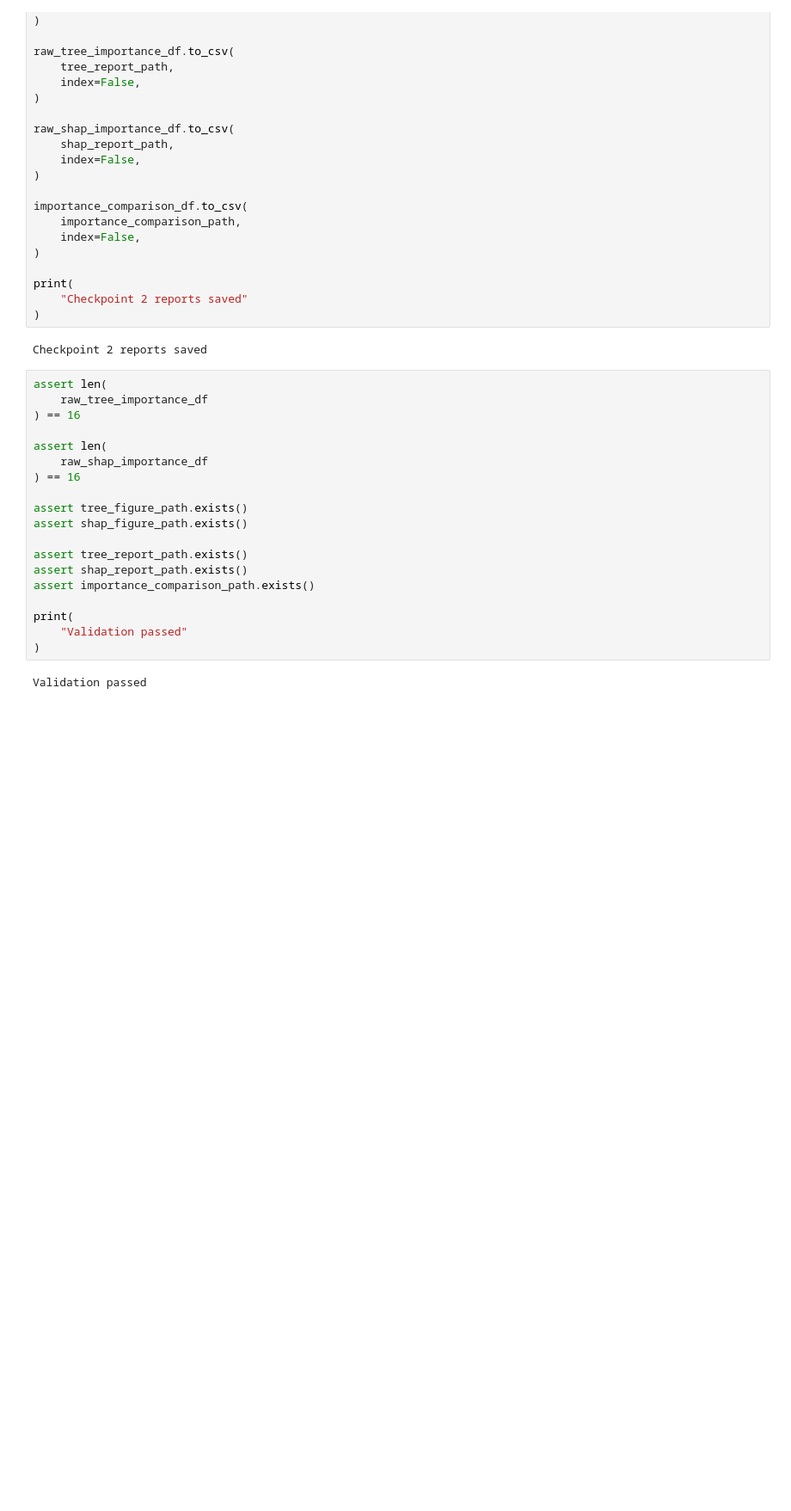
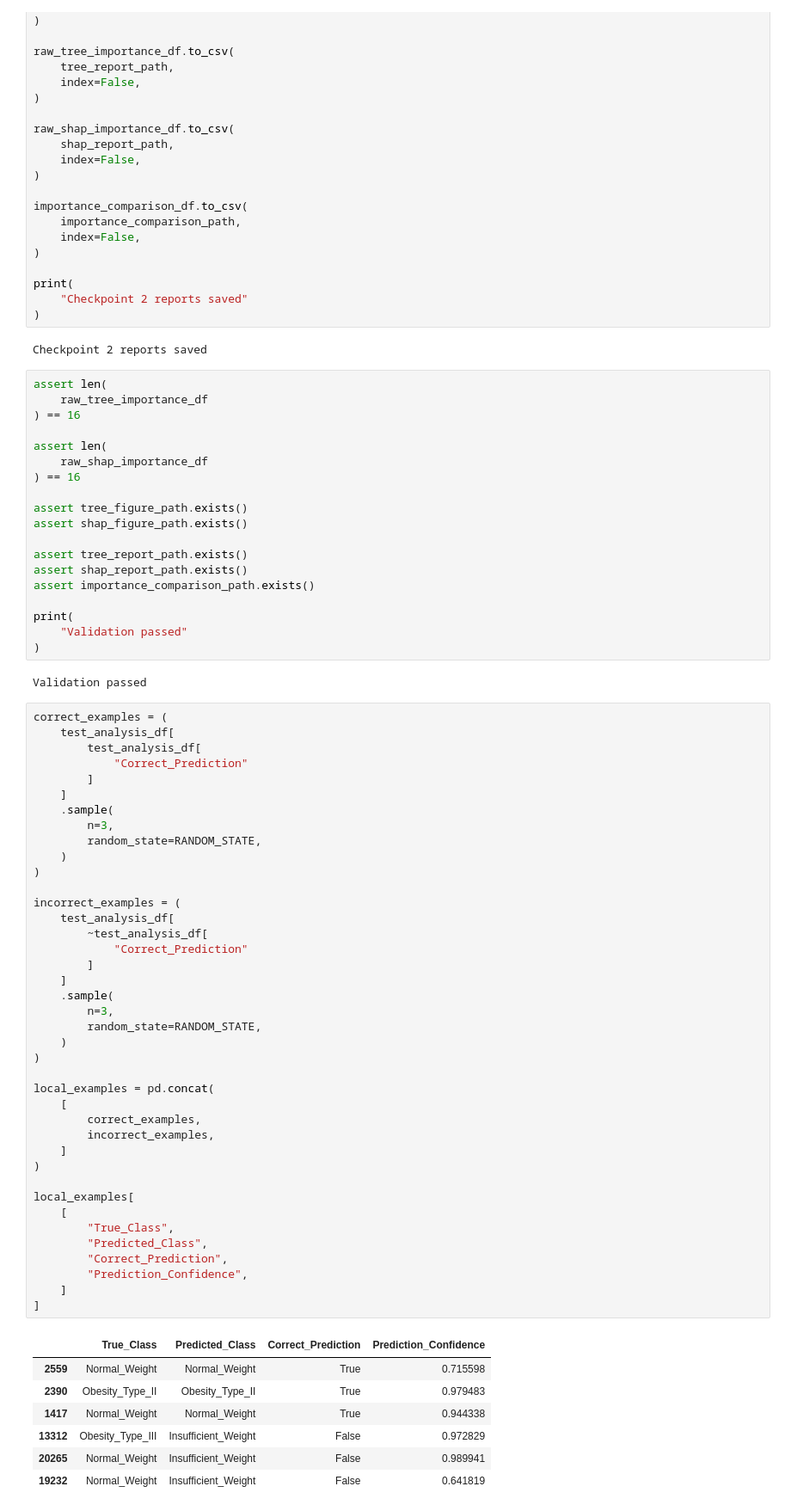
Before and after one commit to SMCodeX7/Obesity-Risk-Intelligence-System, a Jupyter notebook: notebooks/06_explainability.ipynb, the cells around one changed output. Shown at 86% size. Cells and saved outputs as stored; diff of their text form; blank space fills up the shorter version.

```diff
--- a/notebooks/06_explainability.ipynb
+++ b/notebooks/06_explainability.ipynb
@@ -1150,3 +1150,51 @@ print(
 )
 # %% [output]
 Validation passed
+# %%
+correct_examples = (
+    test_analysis_df[
+        test_analysis_df[
+            "Correct_Prediction"
+        ]
+    ]
+    .sample(
+        n=3,
+        random_state=RANDOM_STATE,
+    )
+)
+
+incorrect_examples = (
+    test_analysis_df[
+        ~test_analysis_df[
+            "Correct_Prediction"
+        ]
+    ]
+    .sample(
+        n=3,
+        random_state=RANDOM_STATE,
+    )
+)
+
+local_examples = pd.concat(
+    [
+        correct_examples,
+        incorrect_examples,
+    ]
+)
+
+local_examples[
+    [
+        "True_Class",
+        "Predicted_Class",
+        "Correct_Prediction",
+        "Prediction_Confidence",
+    ]
+]
+# %% [output]
+|  | True_Class | Predicted_Class | Correct_Prediction | Prediction_Confidence |
+| 2559 | Normal_Weight | Normal_Weight | True | 0.715598 |
+| 2390 | Obesity_Type_II | Obesity_Type_II | True | 0.979483 |
+| 1417 | Normal_Weight | Normal_Weight | True | 0.944338 |
+| 13312 | Obesity_Type_III | Insufficient_Weight | False | 0.972829 |
+| 20265 | Normal_Weight | Insufficient_Weight | False | 0.989941 |
+| 19232 | Normal_Weight | Insufficient_Weight | False | 0.641819 |
```
Also changed, not shown: parts of 5 cells of this notebook, 7 other files.
